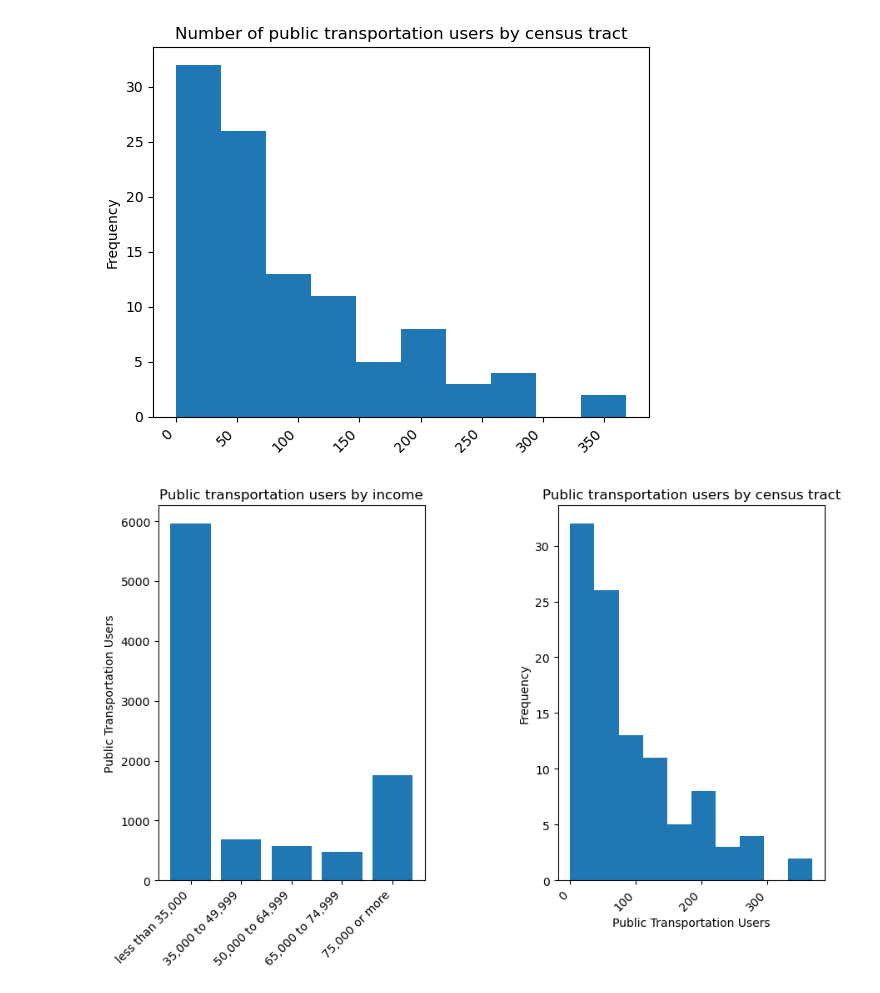
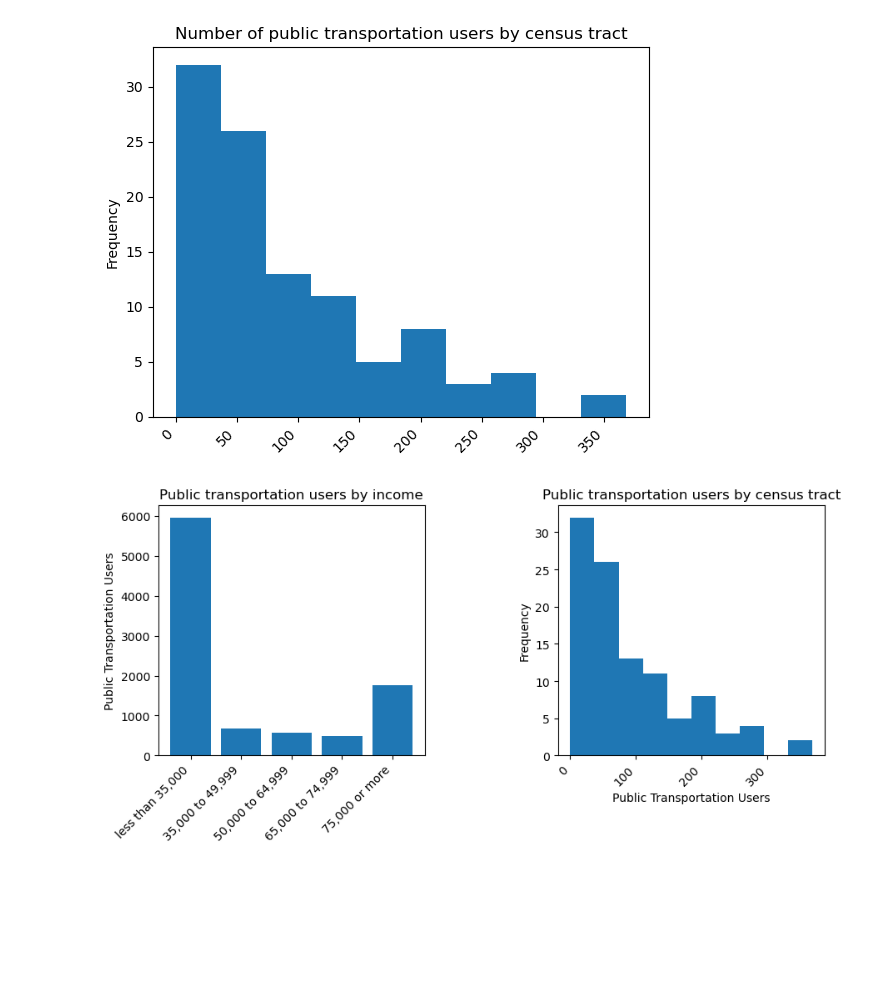
Before and after one commit to juliatompkins/trio-capstone, a Jupyter notebook: visualization code/STLcity_income_visualizations.ipynb, the cells around one changed output. Cells and saved outputs as stored; diff of their text form; code cells hidden in the pictures; blank space fills up the shorter version.

Commit message:
final motivation plots

```diff
--- a/visualization code/STLcity_income_visualizations.ipynb
+++ b/visualization code/STLcity_income_visualizations.ipynb
@@ -185,24 +185,24 @@ plt.title('Number of public transportation users by census tract')
 plt.savefig('trans_by_tract.png',bbox_inches='tight')
 # %% [output]
 [figure]
-# %%
-plt.figure(figsize=(10, 6))
-
-plt.subplot(1, 2, 1)
-plt.bar(incomes['income'],incomes['estimate_nototals'])
-plt.xticks(rotation=45, ha="right")
-plt.ylabel('Public Transportation Users')
-plt.title('Public transportation users by income')
-
-plt.subplot(1, 2, 2)
-tract_pub.plot(kind='hist')
-plt.xticks(rotation=45, ha="right")
-plt.xlabel('Public Transportation Users')
-plt.title('Public transportation users by census tract')
-
-plt.subplots_adjust(top=0.85, bottom=0.1, left=0.1, right=0.9, hspace=0.5, wspace=0.5)
-
-plt.savefig('motivation',bbox_inches='tight')
-plt.show()
-# %% [output]
-[figure, removed]
+# %%
+plt.figure(figsize=(10, 4))
+
+plt.subplot(1, 2, 1)
+plt.bar(incomes['income'],incomes['estimate_nototals'])
+plt.xticks(rotation=45, ha="right")
+plt.ylabel('Public Transportation Users')
+plt.title('Public transportation users by income')
+
+plt.subplot(1, 2, 2)
+tract_pub.plot(kind='hist')
+plt.xticks(rotation=45, ha="right")
+plt.xlabel('Public Transportation Users')
+plt.title('Public transportation users by census tract')
+
+plt.subplots_adjust(top=0.85, bottom=0.1, left=0.1, right=0.9, hspace=0.5, wspace=0.5)
+
+plt.savefig('motivation',bbox_inches='tight')
+plt.show()
+# %% [output]
+[figure, added]
```
Also changed, not shown: 1 other file.
